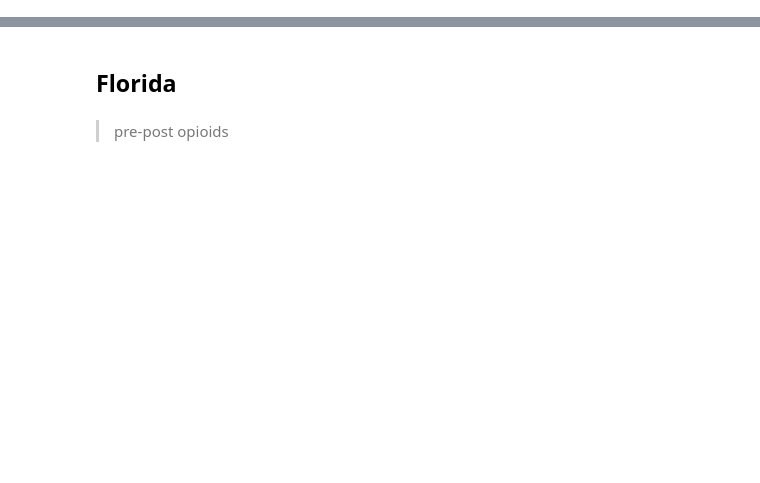
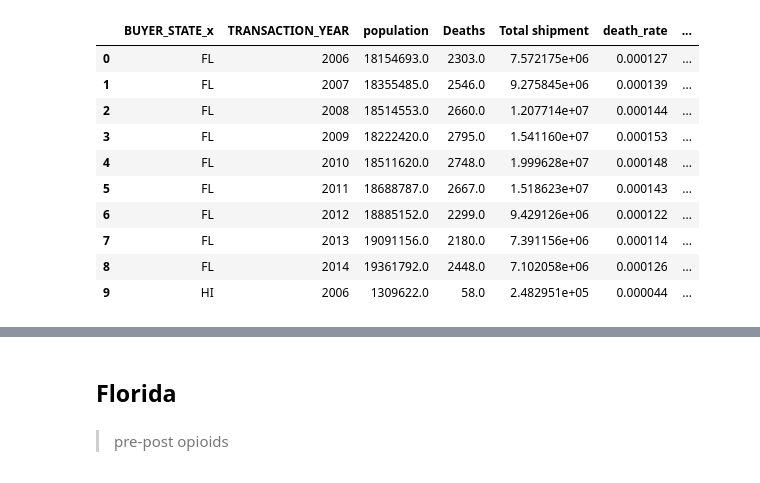
Before and after one commit to MIDS-at-Duke/pds-2022-leep, a Jupyter notebook: 10_intermediate/plotting.ipynb, the cells around one changed output, grey strips where cells are left out. Saved outputs shown, nothing was run; the diff lists cells and outputs as text; code cells hidden in the pictures; blank space fills up the shorter version.

Commit message:
Some group by changes fixed. Earlier code commented. To cross check results once again

```diff
--- a/10_intermediate/plotting.ipynb
+++ b/10_intermediate/plotting.ipynb
@@ -9,8 +23,24 @@ wa = pd.read_csv("/Users/emma/Downloads/Finality Subsets/WA subsetfinalized.csv"
 # %%
+# def dataset(df, year, state):
+#     """make dataset ready to run diff-diff and pre-post for opioids"""
+#     df["TRANSACTION_YEAR"] = df["TRANSACTION_YEAR"].astype("int")
+#     opioids_data = (df.groupby(["BUYER_STATE_x", "TRANSACTION_YEAR"], as_index=False).sum())
+#     opioids_data["policy"] = 0
+#     opioids_data.loc[opioids_data["TRANSACTION_YEAR"] > year, "policy"] = 1
+#     opioids_data["state"] = 0
+#     opioids_data.loc[opioids_data["BUYER_STATE_x"] == state, "state"] = 1
+#     df["death_rate"]= df["Deaths"] / df["population"]
+#     return opioids_data
+
 def dataset(df, year, state):
     """make dataset ready to run diff-diff and pre-post for opioids"""
     df["TRANSACTION_YEAR"] = df["TRANSACTION_YEAR"].astype("int")
-    opioids_data = (df.groupby(["BUYER_STATE_x", "TRANSACTION_YEAR"], as_index=False).sum())
+    #opioids_data = (df.groupby(["BUYER_STATE_x", "TRANSACTION_YEAR",], as_index=False).sum())
+    groupby_1 = (df.groupby(['BUYER_STATE_x', 'BUYER_COUNTY_x','TRANSACTION_YEAR','population','Deaths',],as_index=False)['opioid_shipment_population_ratio'].sum())
+    groupby_1['Total shipment']= groupby_1['population']*groupby_1['opioid_shipment_population_ratio']
+    opioids_data = (groupby_1.groupby(['BUYER_STATE_x','TRANSACTION_YEAR',],as_index=False)['population','Deaths','Total shipment'].sum())
+    opioids_data["death_rate"]= opioids_data["Deaths"]/opioids_data["population"]
+    opioids_data["opioid_shipment_population_ratio"]= opioids_data["Total shipment"]/opioids_data["population"]
     opioids_data["policy"] = 0
     opioids_data.loc[opioids_data["TRANSACTION_YEAR"] > year, "policy"] = 1
     opioids_data["state"] = 0
@@ -19,5 +49,19 @@ def dataset(df, year, state):
     return opioids_data
 # %%
 FL = dataset(fl, 2010, "FL")
+# %%
+FL.head(10)
+# %% [output]
+|  | BUYER_STATE_x | TRANSACTION_YEAR | population | Deaths | Total shipment | death_rate | ... |
+| 0 | FL | 2006 | 18154693.0 | 2303.0 | 7.572175e+06 | 0.000127 | ... |
+| 1 | FL | 2007 | 18355485.0 | 2546.0 | 9.275845e+06 | 0.000139 | ... |
+| 2 | FL | 2008 | 18514553.0 | 2660.0 | 1.207714e+07 | 0.000144 | ... |
+| 3 | FL | 2009 | 18222420.0 | 2795.0 | 1.541160e+07 | 0.000153 | ... |
+| 4 | FL | 2010 | 18511620.0 | 2748.0 | 1.999628e+07 | 0.000148 | ... |
+| 5 | FL | 2011 | 18688787.0 | 2667.0 | 1.518623e+07 | 0.000143 | ... |
+| 6 | FL | 2012 | 18885152.0 | 2299.0 | 9.429126e+06 | 0.000122 | ... |
+| 7 | FL | 2013 | 19091156.0 | 2180.0 | 7.391156e+06 | 0.000114 | ... |
+| 8 | FL | 2014 | 19361792.0 | 2448.0 | 7.102058e+06 | 0.000126 | ... |
+| 9 | HI | 2006 | 1309622.0 | 58.0 | 2.482951e+05 | 0.000044 | ... |
 # %%
 TX = dataset(tx, 2007, "TX")
```
Also changed, not shown: parts of 4 cells of this notebook.
